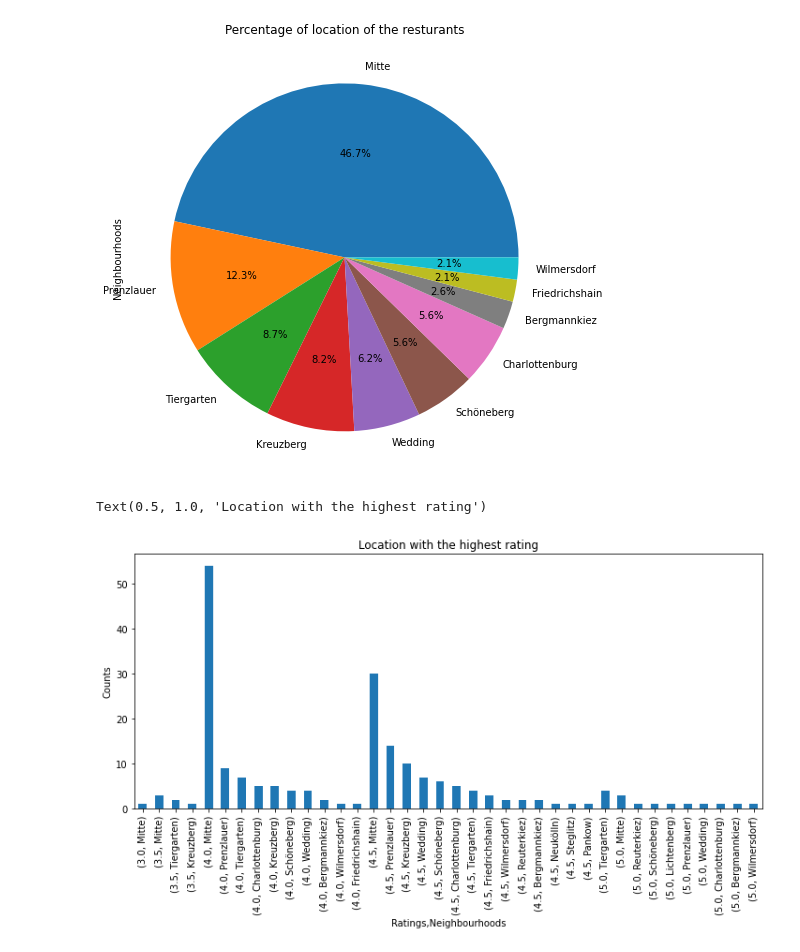
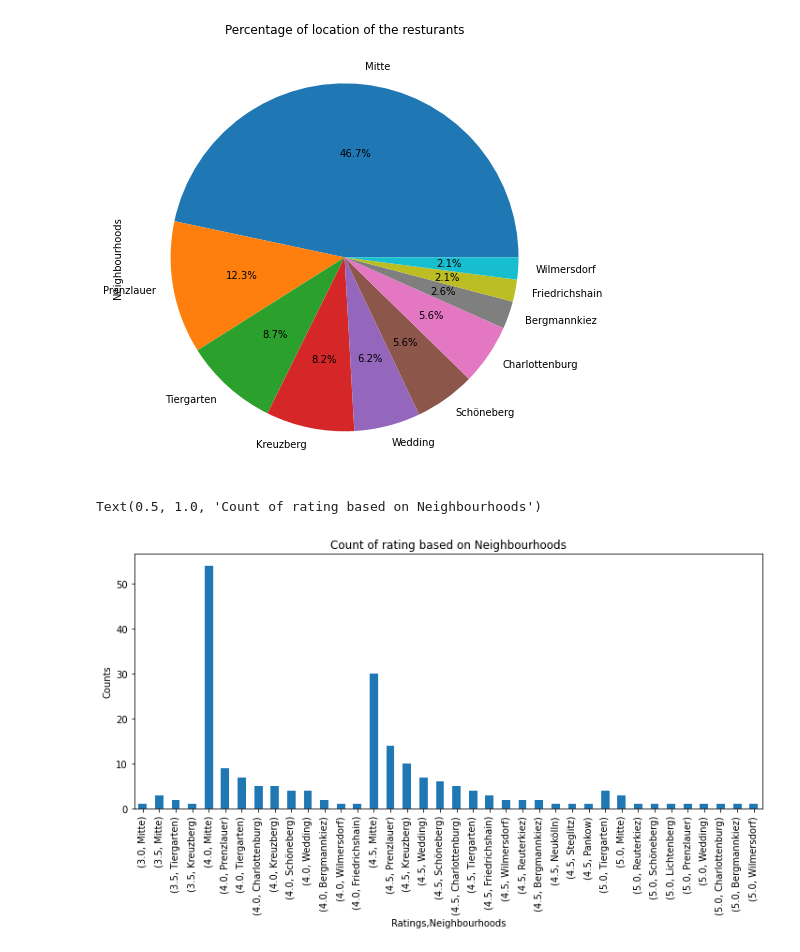
Before and after one commit to AndreaViviani89/1st-Build-Week, a Jupyter notebook: resturant_analysis.ipynb, the cells around one changed output. Saved outputs shown, nothing was run; the diff lists cells and outputs as text; code cells hidden in the pictures.

```diff
--- a/resturant_analysis.ipynb
+++ b/resturant_analysis.ipynb
@@ -58,9 +58,9 @@ Text(0.5, 1.0, 'Percentage of location of the resturants')
 [figure]
 # %%
 #checking locating rating
-df[['Neighbourhoods','Ratings']].groupby('Ratings').value_counts().plot(kind='bar',figsize=(12,5))
+df[['Neighbourhoods','Ratings']].groupby('Ratings').value_counts().plot(kind='bar', figsize=(12,5))
 plt.ylabel('Counts')
-plt.title('Location with the highest rating')
+plt.title('Count of rating based on Neighbourhoods')
 # %% [output]
-Text(0.5, 1.0, 'Location with the highest rating')
+Text(0.5, 1.0, 'Count of rating based on Neighbourhoods')
-[figure, old version]
+[figure, new version]
```
Also changed, not shown: parts of 11 cells of this notebook.
